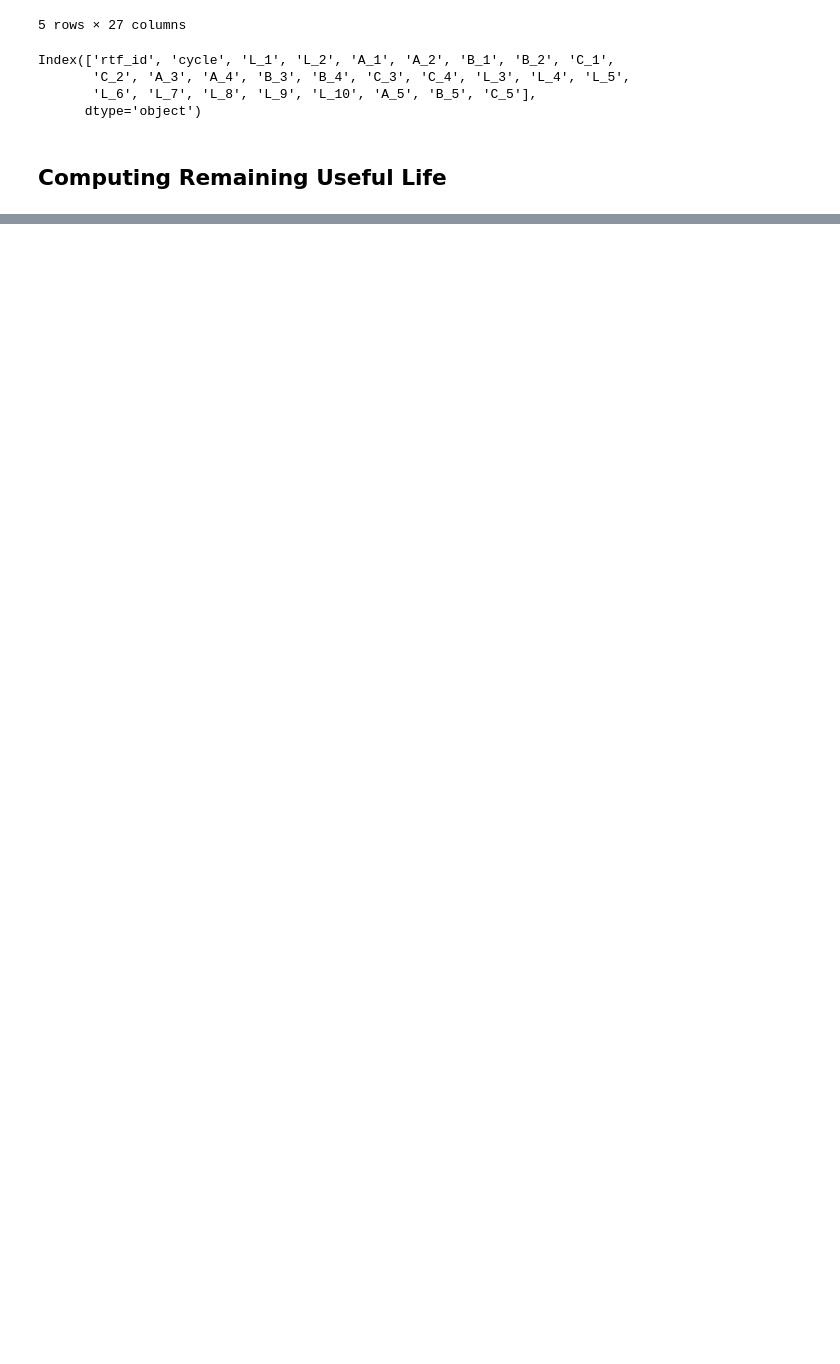
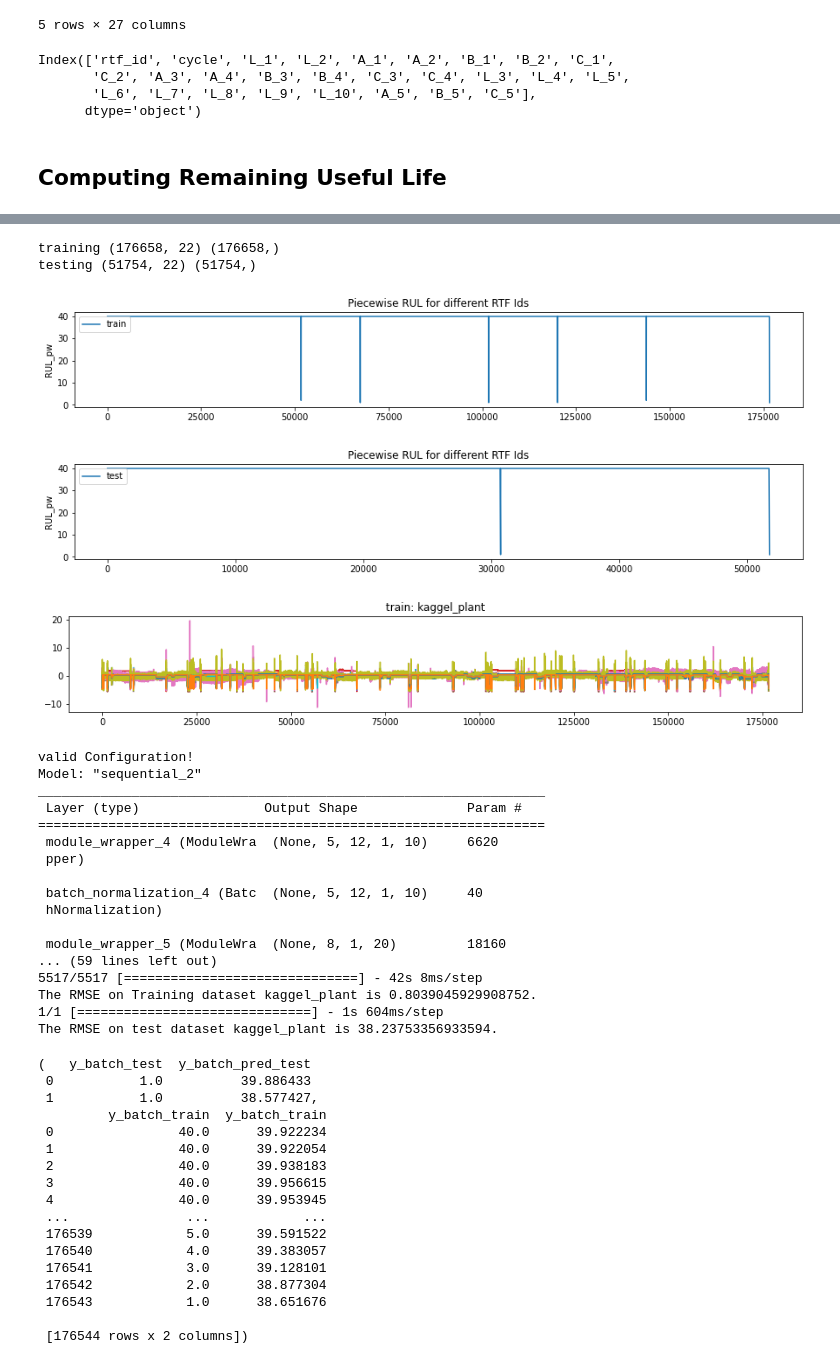
Before and after one commit to JoeZYX/AutoRUL, a Jupyter notebook: kaggel_plant - Copy.ipynb, the cells around one changed output, grey strips where cells are left out. Saved outputs shown, nothing was run; the diff lists cells and outputs as text; code cells hidden in the pictures; blank space fills up the shorter version.

```diff
--- a/kaggel_plant - Copy.ipynb
+++ b/kaggel_plant - Copy.ipynb
@@ -218,0 +335,43 @@ Name: rul_per_rtf_id, dtype: int64
+# %%
+test  = rul.RemainingUsefulLife(x_train_data,x_test_data,test_RUL_per_rtf_id, train_rul_per_rtf_id= train_RUL_per_rtf_id,max_life=40, epochs= 30)
+test.auto_rul()
+# %% [output]
+training (176658, 22) (176658,)
+testing (51754, 22) (51754,)
+[figure, added]
+[figure, added]
+[figure, added]
+valid Configuration!
+Model: "sequential_2"
+_________________________________________________________________
+ Layer (type)                Output Shape              Param #
+=================================================================
+ module_wrapper_4 (ModuleWra  (None, 5, 12, 1, 10)     6620
+ pper)
+
+ batch_normalization_4 (Batc  (None, 5, 12, 1, 10)     40
+ hNormalization)
+
+ module_wrapper_5 (ModuleWra  (None, 8, 1, 20)         18160
+... (59 lines left out)
+5517/5517 [==============================] - 42s 8ms/step
+The RMSE on Training dataset kaggel_plant is 0.8039045929908752.
+1/1 [==============================] - 1s 604ms/step
+The RMSE on test dataset kaggel_plant is 38.23753356933594.
+(   y_batch_test  y_batch_pred_test
+ 0           1.0          39.886433
+ 1           1.0          38.577427,
+         y_batch_train  y_batch_train
+ 0                40.0      39.922234
+ 1                40.0      39.922054
+ 2                40.0      39.938183
+ 3                40.0      39.956615
+ 4                40.0      39.953945
+ ...               ...            ...
+ 176539            5.0      39.591522
+ 176540            4.0      39.383057
+ 176541            3.0      39.128101
+ 176542            2.0      38.877304
+ 176543            1.0      38.651676
+
+ [176544 rows x 2 columns])
```
Also changed, not shown: parts of 56 cells of this notebook, 7 other files.
